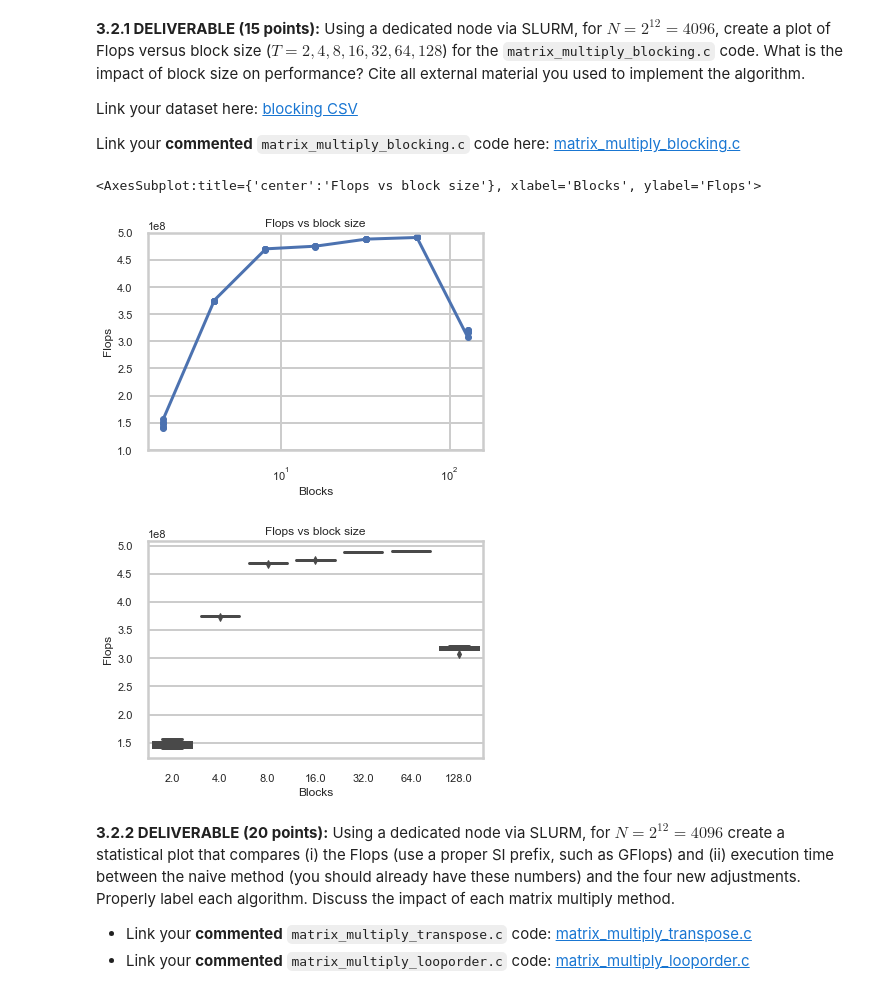
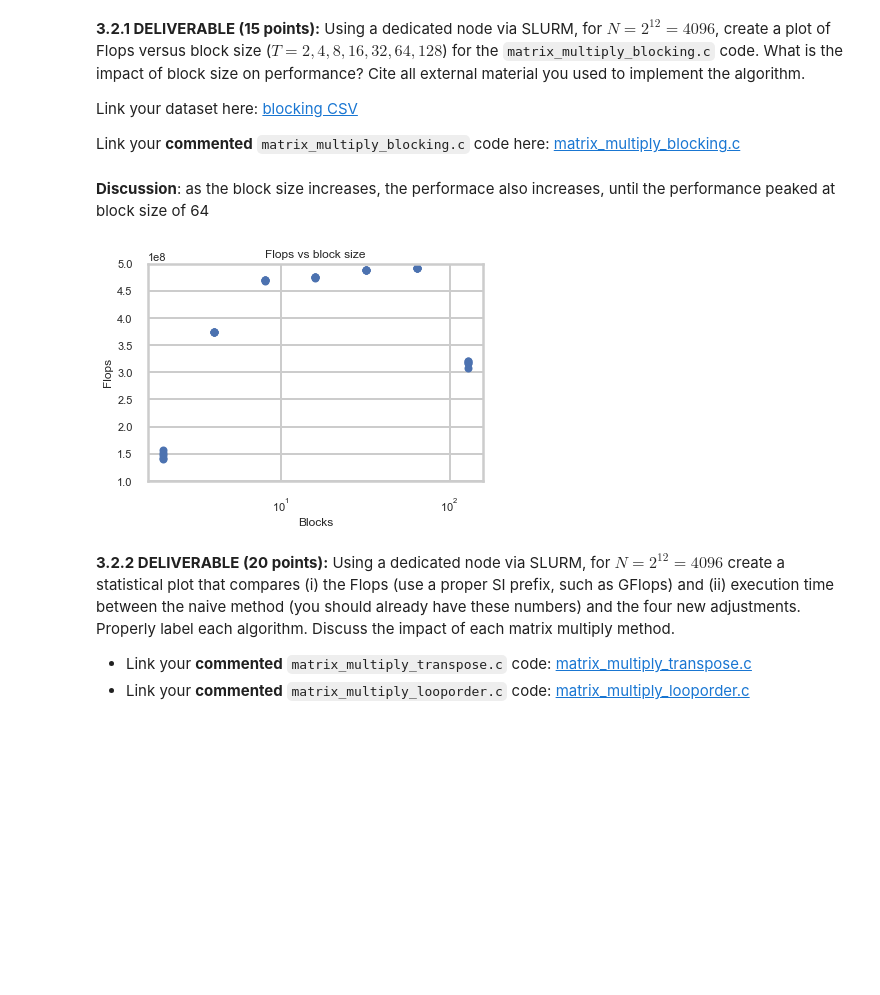
Before and after one commit to awwle6107/eecs569_assignment, a Jupyter notebook: hw1/hw01-submission-groupname.ipynb, the cells around one changed output. Saved outputs shown, nothing was run; the diff lists cells and outputs as text; code cells hidden in the pictures; blank space fills up the shorter version.

```diff
--- a/hw1/hw01-submission-groupname.ipynb
+++ b/hw1/hw01-submission-groupname.ipynb
@@ -234,43 +263,44 @@ sns.boxplot(y=data['Flops'][-5:], width=0.1)
 Link your dataset here: [blocking CSV](block.csv)
 
 Link your **commented** `matrix_multiply_blocking.c` code here: [matrix_multiply_blocking.c](matrix_multiply_blocking.c)
+# %% [markdown]
+**Discussion**: as the block size increases, the performace also increases, until the performance peaked at block size of 64
 # %%
 # plot code: Flops vs block size
 # put your read speed plotting code here
 # todo
 # put your write speed plotting code here
 # I recommend using matplotlib.pyplot and seaborn
 import matplotlib.pyplot as plt
 import numpy as np
 
 #optional, load seaborn for nicer looking plots
 import seaborn as sns
 '''
 This breaks for versions of seaborn < 0.11.0. Google Colab has latest version.
 To install in Anaconda, use "conda install seaborn=0.11.2"
 '''
 sns.set_theme(style="whitegrid",context="poster", font_scale=0.5)
 
 #load column headers into array
 data = np.genfromtxt('block.csv', delimiter=',', names=True)
 
 #create figure
 f,ax = plt.subplots()
 ax.set(xscale='log',ylim=(100000000, 500000000),ylabel='Flops',xlabel='Blocks')
+plt.scatter(data['B'],data['Flops'],marker='.')
 plt.title("Flops vs block size")
-plt.plot(data['B'],data['Flops'],marker='.')
+plt.show()
 
-# put your read speed plotting code here
-data = np.genfromtxt('block.csv', delimiter=',', names=True)
+# # put your read speed plotting code here
+# data = np.genfromtxt('block.csv', delimiter=',', names=True)
 
-f,ax = plt.subplots()
-ax.set(ylabel='Flops',xlabel='Blocks', title="Flops vs block size")
+# f,ax = plt.subplots()
+# ax.set(ylabel='Flops',xlabel='Blocks', title="Flops vs block size")
 
-sns.boxplot(x=data['B'],y=data['Flops'])
+# sns.boxplot(x=data['B'],y=data['Flops'])
 # %% [output]
-<AxesSubplot:title={'center':'Flops vs block size'}, xlabel='Blocks', ylabel='Flops'>
-[figure, old version]
+[figure, new version]
-[figure, removed]
 # %% [markdown]
 **3.2.2 DELIVERABLE (20 points):** Using a dedicated node via SLURM, for $N=2^{12}=4096$ create a statistical plot that compares (i) the Flops (use a proper SI prefix, such as GFlops) and (ii) execution time between the naive method (you should already have these numbers) and the four new adjustments. Properly label each algorithm. Discuss the impact of each matrix multiply method.
 
```
Also changed, not shown: parts of 10 cells of this notebook, 2 other files.
